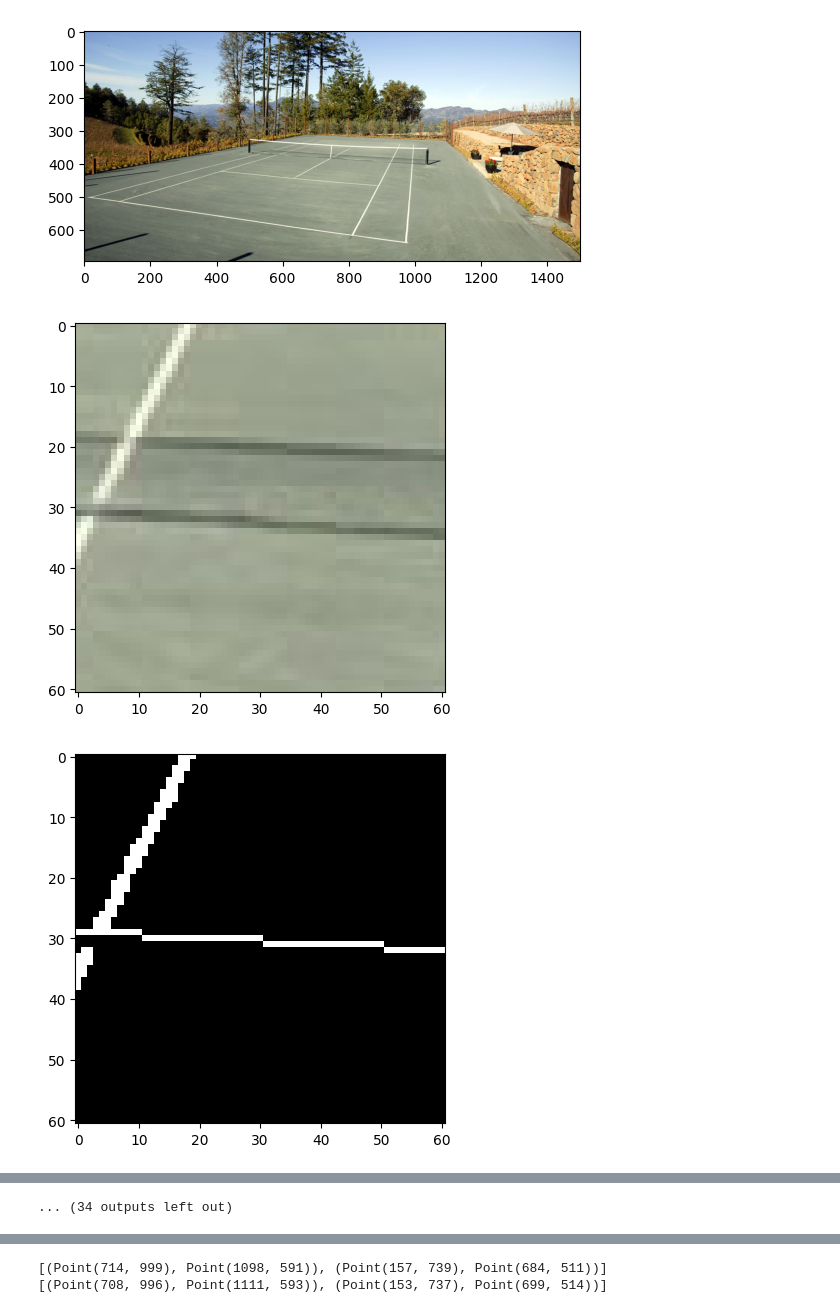
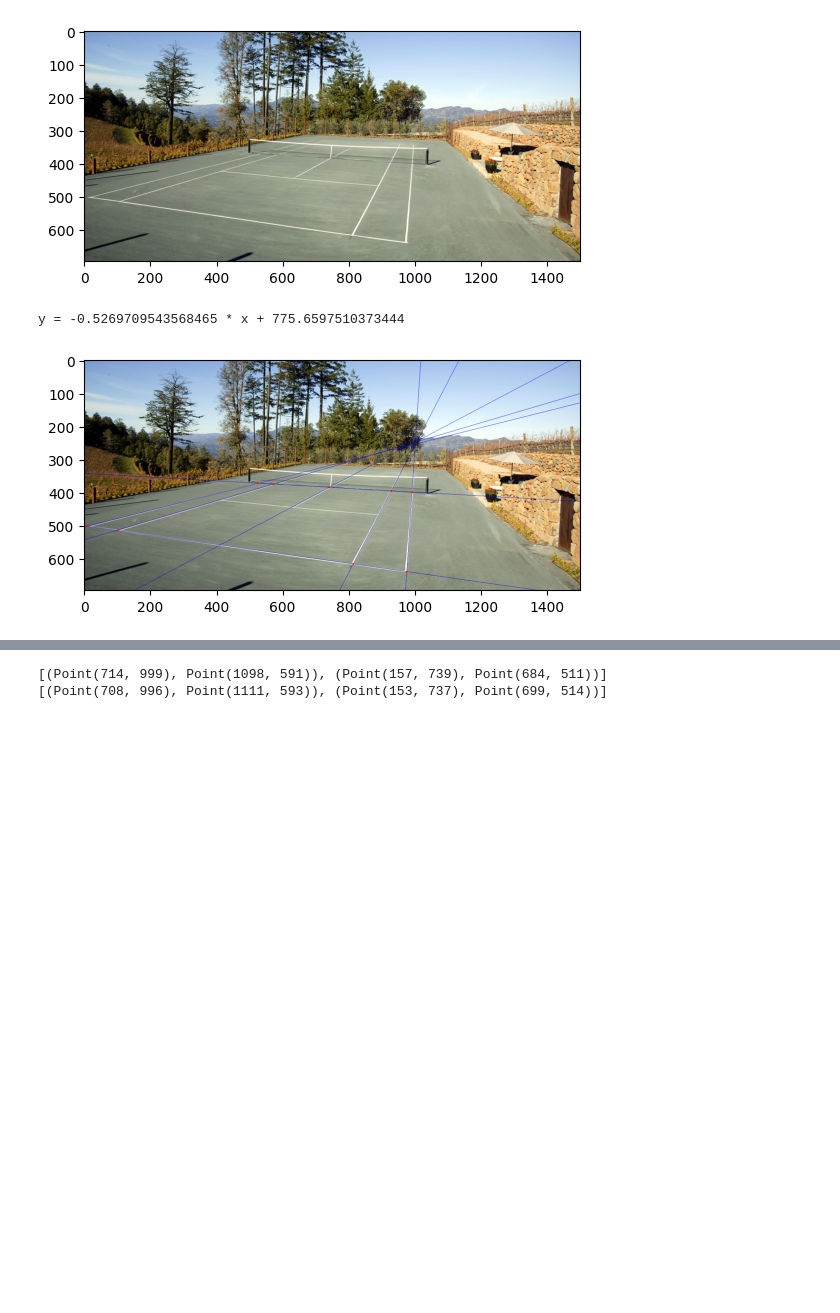
Before and after one commit to polymorvic/cv-sport-geometry, a Jupyter notebook: testowanie copy.ipynb, the cells around one changed output, grey strips where cells are left out. Drawn from its saved outputs; the diff is of its cells as text; code cells hidden in the pictures; blank space fills up the shorter version.

```diff
--- a/testowanie copy.ipynb
+++ b/testowanie copy.ipynb
@@ -44,8 +44,8 @@ candidates = CourtFinder(intersections, train_pic)
 # closer_outer_baseline_point, closer_outer_netpoint, closer_doubles_sideline -------
 closer_outer_baseline_intersecetion, closer_outer_netintersection, used_line = candidates.find_closer_outer_baseline_point()
 closer_outer_baseline_point = closer_outer_baseline_intersecetion.point
-closer_outer_netpoint = closer_outer_netintersection.point
-closer_doubles_sideline = Line.from_points(closer_outer_baseline_point, closer_outer_netpoint)
+closer_outer_netline_point = closer_outer_netintersection.point
+closer_doubles_sideline = Line.from_points(closer_outer_baseline_point, closer_outer_netline_point)
 
 # further_outer_baseline_point, baseline  -------
 further_outer_baseline_intersection, last_local_line = candidates.find_further_outer_baseline_intersection(closer_outer_baseline_intersecetion, used_line, conf['canny_thresh']['lower'] , conf['canny_thresh']['upper'], offset=conf['offset'])
@@ -53,11 +53,11 @@ further_outer_baseline_point = further_outer_baseline_intersection.point
 baseline = Line.from_points(closer_outer_baseline_point, further_outer_baseline_point)
 
 # netline -----
-netline = candidates.find_netline(closer_outer_netpoint, baseline, conf['max_line_gap'])
+netline = candidates.find_netline(closer_outer_netline_point, baseline, conf['max_line_gap'])
 
 # further_doubles_sideline, further_outer_netpoint ---
 further_doubles_sideline = candidates.find_further_doubles_sideline(further_outer_baseline_point, last_local_line, conf['offset'], conf['extra_offset'], conf['bin_thresh'], conf['surface_type'])
-further_outer_netpoint = further_doubles_sideline.intersection(netline, train_pic).point
+further_outer_netline_point = further_doubles_sideline.intersection(netline, train_pic).point
 
 # inner points
 
@@ -77,8 +77,8 @@ further_outer_netpoint = further_doubles_sideline.intersection(netline, train_pi
 closer_inner_baseline_point, further_inner_baseline_point = candidates.scan_endline(baseline,
                                                                                     netline,
                                                                                     closer_outer_baseline_point,
-                                                                                    further_outer_netpoint,
-                                                                                    closer_outer_netpoint,
+                                                                                    further_outer_netline_point,
+                                                                                    closer_outer_netline_point,
                                                                                     further_outer_baseline_point,
                                                                                     conf['bin_thresh_endline_scan']['baseline'],
                                                                                     conf['canny_thresh']['lower'],
@@ -88,11 +88,11 @@ closer_inner_baseline_point, further_inner_baseline_point = candidates.scan_endl
                                                                                     )
 
 
-closer_inner_netpoint, further_inner_netpoint = candidates.scan_endline(baseline,
+closer_inner_netline_point, further_inner_netline_point = candidates.scan_endline(baseline,
                                                                                     netline,
                                                                                     closer_outer_baseline_point,
-                                                                                    further_outer_netpoint,
-                                                                                    closer_outer_netpoint,
+                                                                                    further_outer_netline_point,
+                                                                                    closer_outer_netline_point,
                                                                                     further_outer_baseline_point,
                                                                                     conf['bin_thresh_endline_scan']['netline'],
                                                                                     conf['canny_thresh']['lower'],
@@ -100,38 +100,63 @@ closer_inner_netpoint, further_inner_netpoint = candidates.scan_endline(baseline
                                                                                     conf['max_line_gap'],
                                                                                     searching_line = 'net',
                                                                                     )
 
 
-closer_singles_sideline = Line.from_points(closer_inner_baseline_point, closer_inner_netpoint)
-further_singles_sideline = Line.from_points(further_inner_baseline_point, further_inner_netpoint)
+closer_singles_sideline = Line.from_points(closer_inner_baseline_point, closer_inner_netline_point)
+further_singles_sideline = Line.from_points(further_inner_baseline_point, further_inner_netline_point)
+
+
+# service points
+net_service_point, centre_service_line = candidates.find_net_service_point_centre_service_line(closer_outer_baseline_point,
+                                                                        closer_outer_netline_point,
+                                                                        further_outer_baseline_point,
+                                                                        further_outer_netline_point,
+                                                                        closer_inner_baseline_point,
+                                                                        further_inner_baseline_point,
+                                                                        closer_inner_netline_point,
+                                                                        further_inner_netline_point,
+                                                                        baseline,
+                                                                        netline,
+                                                                        conf['bin_thresh_centre_service_line'],
+                                                                        conf['canny_thresh']['lower'],
+                                                                        conf['canny_thresh']['upper'],
+                                                                        conf['max_line_gap_centre_service_line'],
+                                                                        conf['min_line_len_ratio'],
+                                                                        conf['hough_thresh'],
+                                                                        )
 
 
 pic = train_pic.copy()
 pts1 = closer_doubles_sideline.limit_to_img(pic)
 pts2 = baseline.limit_to_img(pic)
 pts3 = netline.limit_to_img(pic)
 pts4 = further_doubles_sideline.limit_to_img(pic)
 pts5 = closer_singles_sideline.limit_to_img(pic)
 pts6 = further_singles_sideline.limit_to_img(pic)
+pts7 = centre_service_line.limit_to_img(pic)
 
 cv2.line(pic, *pts1, (0, 0, 255))
 cv2.line(pic, *pts2, (0, 0, 255))
 cv2.line(pic, *pts3, (0, 0, 255))
 cv2.line(pic, *pts4, (0, 0, 255))
 cv2.line(pic, *pts5, (0, 0, 255))
 cv2.line(pic, *pts6, (0, 0, 255))
-cv2.circle(pic, closer_outer_netpoint, 1, (255, 0,0), 3, -1)
+cv2.line(pic, *pts7, (0, 0, 255))
+
+cv2.circle(pic, closer_outer_netline_point, 1, (255, 0,0), 3, -1)
 cv2.circle(pic, closer_outer_baseline_point, 1, (255,0,0), 3, -1)
 cv2.circle(pic, further_outer_baseline_point, 1, (255,0,0), 3, -1)
-cv2.circle(pic, further_outer_netpoint, 1, (255,0,0), 3, -1)
+cv2.circle(pic, further_outer_netline_point, 1, (255,0,0), 3, -1)
 
 cv2.circle(pic, closer_inner_baseline_point, 1, (255,0,0), 3, -1)
-cv2.circle(pic, closer_inner_netpoint, 1, (255,0,0), 3, -1)
+cv2.circle(pic, closer_inner_netline_point, 1, (255,0,0), 3, -1)
 cv2.circle(pic, further_inner_baseline_point, 1, (255,0,0), 3, -1)
-cv2.circle(pic, further_inner_netpoint, 1, (255,0,0), 3, -1)
+cv2.circle(pic, further_inner_netline_point, 1, (255,0,0), 3, -1)
+
+cv2.circle(pic, net_service_point, 1, (255,0,0), 3, -1)
 
 plt.imshow(pic)
 plt.show()
 # %% [output]
+y = -0.5269709543568465 * x + 775.6597510373444
-[figure, old version]
+[figure, new version]
-[figure, removed]
@@ -148,2 +163 @@ plt.show()
-... (34 outputs left out)
 # %%
```
Also changed, not shown: parts of 5 cells of this notebook, 1 other file.
